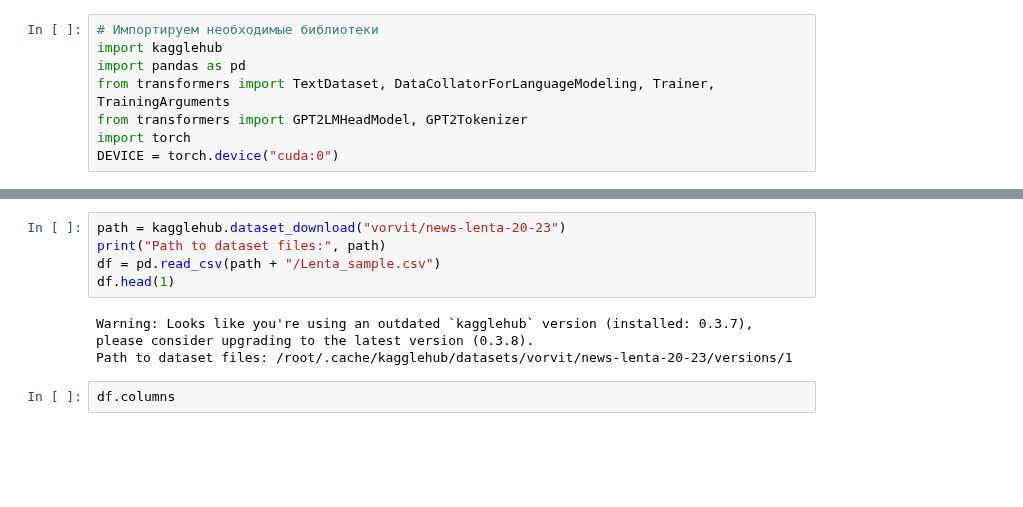
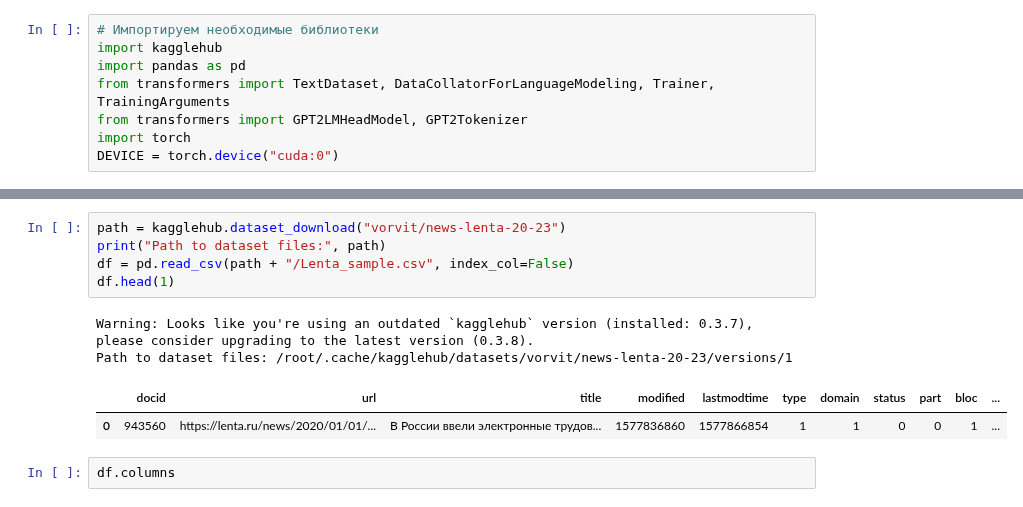
Before and after one commit to Maxxx-VS/The-Founder, a Jupyter notebook: 40_3_==_4.ipynb, the cells around one changed output, grey strips where cells are left out. Cells and saved outputs as stored; diff of their text form; blank space fills up the shorter version.

```diff
--- a/40_3_==_4.ipynb
+++ b/40_3_==_4.ipynb
@@ -48,11 +27,13 @@ RuntimeError: Found no NVIDIA driver on your system. Please check that you have
 # %%
 path = kagglehub.dataset_download("vorvit/news-lenta-20-23")
 print("Path to dataset files:", path)
-df = pd.read_csv(path + "/Lenta_sample.csv")
+df = pd.read_csv(path + "/Lenta_sample.csv", index_col=False)
 df.head(1)
 # %% [output]
 Warning: Looks like you're using an outdated `kagglehub` version (installed: 0.3.7), please consider upgrading to the latest version (0.3.8).
 Path to dataset files: /root/.cache/kagglehub/datasets/vorvit/news-lenta-20-23/versions/1
+|  | docid | url | title | modified | lastmodtime | type | domain | status | part | bloc | ... |
+| 0 | 943560 | https://lenta.ru/news/2020/01/01/... | В России ввели электронные трудов... | 1577836860 | 1577866854 | 1 | 1 | 0 | 0 | 1 | ... |
 # %%
 df.columns
 # %% [output]
```
Also changed, not shown: parts of 13 cells of this notebook.
